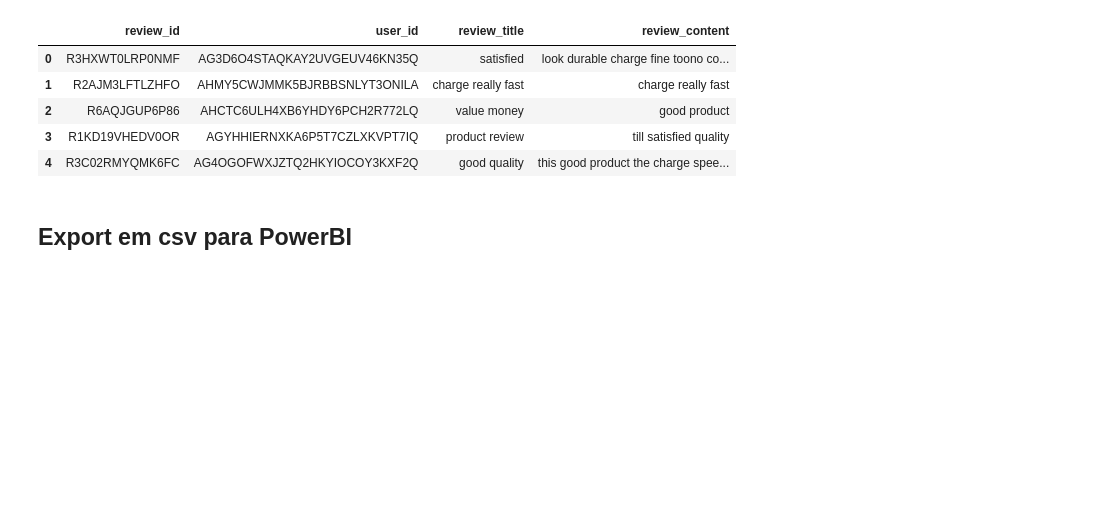
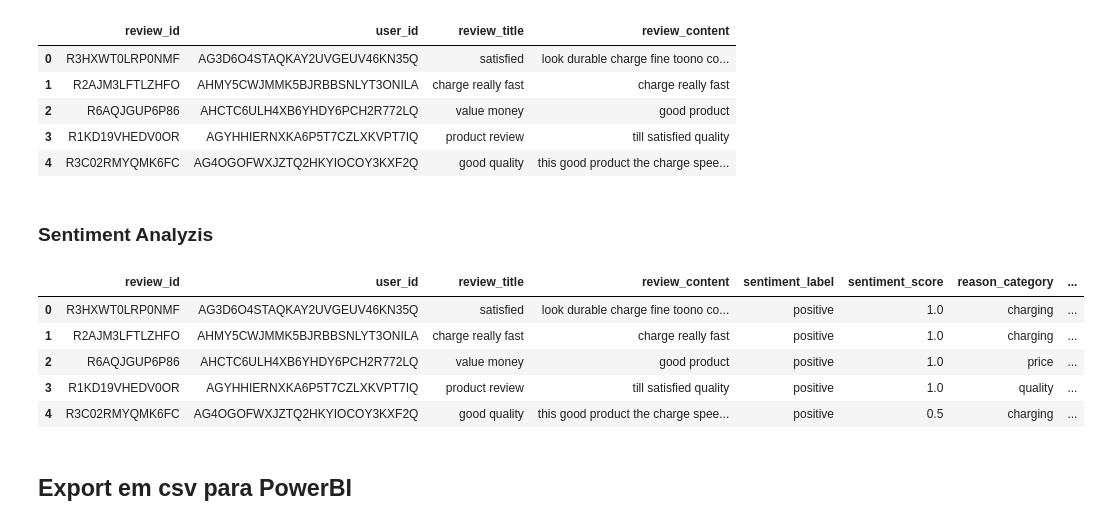
Before and after one commit to Lopes51789/TechChallenge4, a Jupyter notebook: main.ipynb, the cells around one changed output. Drawn from its saved outputs; the diff is of its cells as text; code cells hidden in the pictures; blank space fills up the shorter version.

Commit message:
Added sentiment analyzis cleaning to reviews_tb

```diff
--- a/main.ipynb
+++ b/main.ipynb
@@ -290,3 +290,5 @@ reviews_df.head()
 | 2 | R6AQJGUP6P86 | AHCTC6ULH4XB6YHDY6PCH2R772LQ | value money | good product |
 | 3 | R1KD19VHEDV0OR | AGYHHIERNXKA6P5T7CZLXKVPT7IQ | product review | till satisfied quality |
 | 4 | R3C02RMYQMK6FC | AG4OGOFWXJZTQ2HKYIOCOY3KXF2Q | good quality | this good product the charge spee... |
+# %% [markdown]
+### Sentiment Analyzis
@@ -293,3 +332,39 @@ reviews_df.head()
+# %%
+def infer_reason(text):
+    text = str(text).lower()
+    matches = []
+
+    for category, keywords in reason_keywords.items():
+        if any(keyword in text for keyword in keywords):
+            matches.append(category)
+
+    if not matches:
+        return "general", "general feedback"
+
+    primary_reason = matches[0]
+    return primary_reason, f"review mentions {primary_reason} related feedback"
+# %%
+reviews_df["review_text"] = (
+    reviews_df["review_title"].fillna("") + " " + reviews_df["review_content"].fillna("")
+).str.lower()
+
+reviews_df[["sentiment_label", "sentiment_score"]] = reviews_df["review_text"].apply(
+    lambda x: pd.Series(classify_sentiment(x))
+)
+
+reviews_df[["reason_category", "reason_detail"]] = reviews_df["review_text"].apply(
+    lambda x: pd.Series(infer_reason(x))
+)
+
+reviews_df = reviews_df.drop(columns=["review_text"])
+reviews_df.head()
+# %% [output]
+|  | review_id | user_id | review_title | review_content | sentiment_label | sentiment_score | reason_category | ... |
+| 0 | R3HXWT0LRP0NMF | AG3D6O4STAQKAY2UVGEUV46KN35Q | satisfied | look durable charge fine toono co... | positive | 1.0 | charging | ... |
+| 1 | R2AJM3LFTLZHFO | AHMY5CWJMMK5BJRBBSNLYT3ONILA | charge really fast | charge really fast | positive | 1.0 | charging | ... |
+| 2 | R6AQJGUP6P86 | AHCTC6ULH4XB6YHDY6PCH2R772LQ | value money | good product | positive | 1.0 | price | ... |
+| 3 | R1KD19VHEDV0OR | AGYHHIERNXKA6P5T7CZLXKVPT7IQ | product review | till satisfied quality | positive | 1.0 | quality | ... |
+| 4 | R3C02RMYQMK6FC | AG4OGOFWXJZTQ2HKYIOCOY3KXF2Q | good quality | this good product the charge spee... | positive | 0.5 | charging | ... |
 # %% [markdown]
 ## Export em csv para PowerBI
 # %%
```
Also changed, not shown: parts of 1 cell of this notebook, 1 other file.
